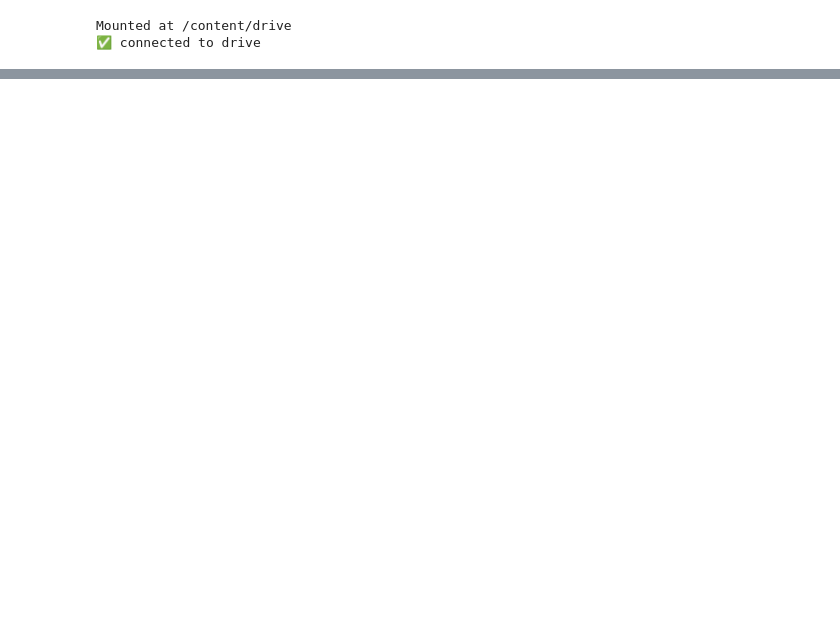
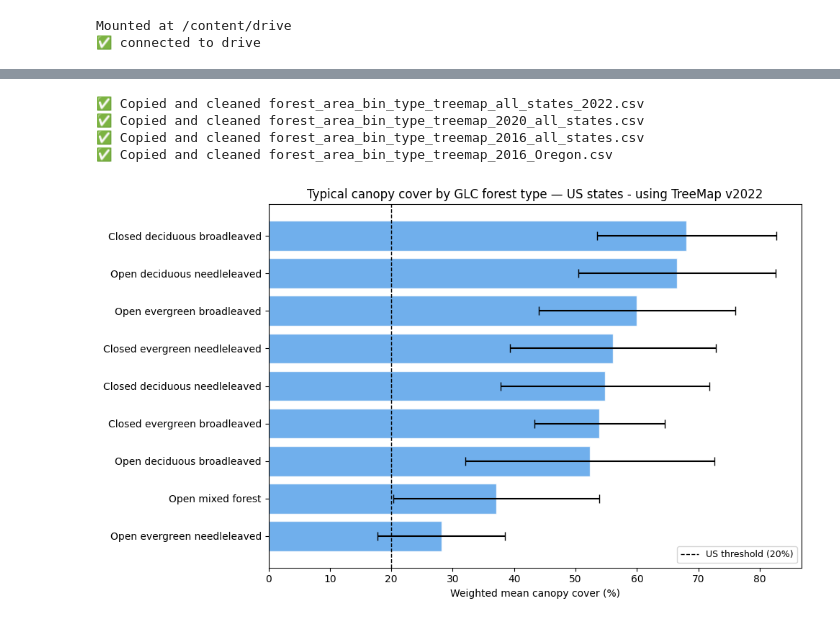
Before and after one commit to MElsdk-lab/Biochar_forest_estimation, a Jupyter notebook: forest_area_class_case_study.ipynb, the cells around one changed output, grey strips where cells are left out. Cells and saved outputs as stored; diff of their text form; code cells hidden in the pictures; blank space fills up the shorter version.

Commit message:
forest compoisiton GLC, from treeMap USA 2016, 2020, 2022 done  ✅

```diff
--- a/forest_area_class_case_study.ipynb
+++ b/forest_area_class_case_study.ipynb
@@ -210,25 +187,63 @@ print(forest_composition_usa)
+# %%
+GEE_FOLDER  = '/content/drive/MyDrive/GEE_exports/'
+DATA_FOLDER = '/content/Biochar_forest_estimation/data/'
+os.makedirs(DATA_FOLDER, exist_ok=True)
+filenames = ['forest_area_bin_type_treemap_all_states_2022.csv', 'forest_area_bin_type_treemap_2020_all_states.csv', 'forest_area_bin_type_treemap_2016_all_states.csv', 'forest_area_bin_type_treemap_2016_Oregon.csv']
+copy_gee_exports_to_repo(filenames, gee_folder= GEE_FOLDER,  data_folder= DATA_FOLDER)
+# %% [output]
+✅ Copied and cleaned forest_area_bin_type_treemap_all_states_2022.csv
+✅ Copied and cleaned forest_area_bin_type_treemap_2020_all_states.csv
+✅ Copied and cleaned forest_area_bin_type_treemap_2016_all_states.csv
+✅ Copied and cleaned forest_area_bin_type_treemap_2016_Oregon.csv
+# %%
+forest_area_bin_type_treemap_all_states_2022 = pd.read_csv(DATA_FOLDER + 'forest_area_bin_type_treemap_all_states_2022.csv')
+forest_area_bin_type_treemap_2020  = pd.read_csv(DATA_FOLDER + 'forest_area_bin_type_treemap_2020_all_states.csv')
+forest_area_bin_type_treemap_2016 = pd.read_csv(DATA_FOLDER + 'forest_area_bin_type_treemap_2016_all_states.csv')
+forest_area_bin_type_treemap_2016_Oregon = pd.read_csv(DATA_FOLDER + 'forest_area_bin_type_treemap_2016_Oregon.csv')
+
+forest_composition_usa_treemap_2022, forest_stats_usa_treemap_2022 = compute_forest_type_composition(
+    forest_area_bin_type_treemap_all_states_2022,
+    excluded_bins = ['No data']
+)
+
+forest_composition_usa_treemap_2020, forest_stats_usa_treemap_2020 = compute_forest_type_composition(
+    forest_area_bin_type_treemap_2020,
+    excluded_bins = ['No data']
+)
+
+forest_composition_usa_treemap_2016, forest_stats_usa_treemap_2016 = compute_forest_type_composition(
+    forest_area_bin_type_treemap_2016,
+    excluded_bins = ['No data']
+)
+
+files = ['forest_composition_usa_treemap_2022', 'forest_stats_usa_treemap_2022','forest_composition_usa_treemap_2020', 'forest_stats_usa_treemap_2020', 'forest_composition_usa_treemap_2016','forest_stats_usa_treemap_2016' ]
+for file_name in files:
+    df = globals()[file_name]
+    df.to_csv(DATA_FOLDER + file_name + '.csv', index=False)
 # %%
 fig, ax = plt.subplots(figsize=(10, 6))
 
-forest_stats_sorted = forest_composition_usa.sort_values('weighted_mean_canopy')
+forest_stats_sorted_usa_treemap_2022 = forest_composition_usa_treemap_2022.sort_values('weighted_mean_canopy')
 
 # shorten names — remove class code number
-forest_stats_sorted['short_name'] = forest_stats_sorted['glc_class'].str[3:]
+forest_stats_sorted_usa_treemap_2022['short_name'] = forest_stats_sorted_usa_treemap_2022['glc_class'].str[3:]
 
 ax.barh(
-    forest_stats_sorted['short_name'],
-    forest_stats_sorted['weighted_mean_canopy'],
-    xerr=forest_stats_sorted['weighted_std_canopy'],
+    forest_stats_sorted_usa_treemap_2022['short_name'],
+    forest_stats_sorted_usa_treemap_2022['weighted_mean_canopy'],
+    xerr=forest_stats_sorted_usa_treemap_2022['weighted_std_canopy'],
     color='#4C9BE8',
     edgecolor='white',
     capsize=4,
     alpha=0.8
 )
 
 ax.axvline(20, color='black', linestyle='--', linewidth=1, label='US threshold (20%)')
 ax.set_xlabel('Weighted mean canopy cover (%)')
-ax.set_title('Typical canopy cover by GLC forest type — US states')
+ax.set_title('Typical canopy cover by GLC forest type — US states - using TreeMap v2022')
 ax.legend(fontsize=9)
 plt.tight_layout()
-plt.savefig('/content/Biochar_forest_estimation/figures/forest_type_canopy_cover_usa_all_.states.svg', dpi=300, bbox_inches='tight')
+plt.savefig('/content/Biochar_forest_estimation/figures/forest_type_canopy_cover_usa_all_.states_treemap_2022.svg', dpi=300, bbox_inches='tight')
 plt.show()
+# %% [output]
+[figure, added]
```
Also changed, not shown: parts of 8 cells of this notebook.
